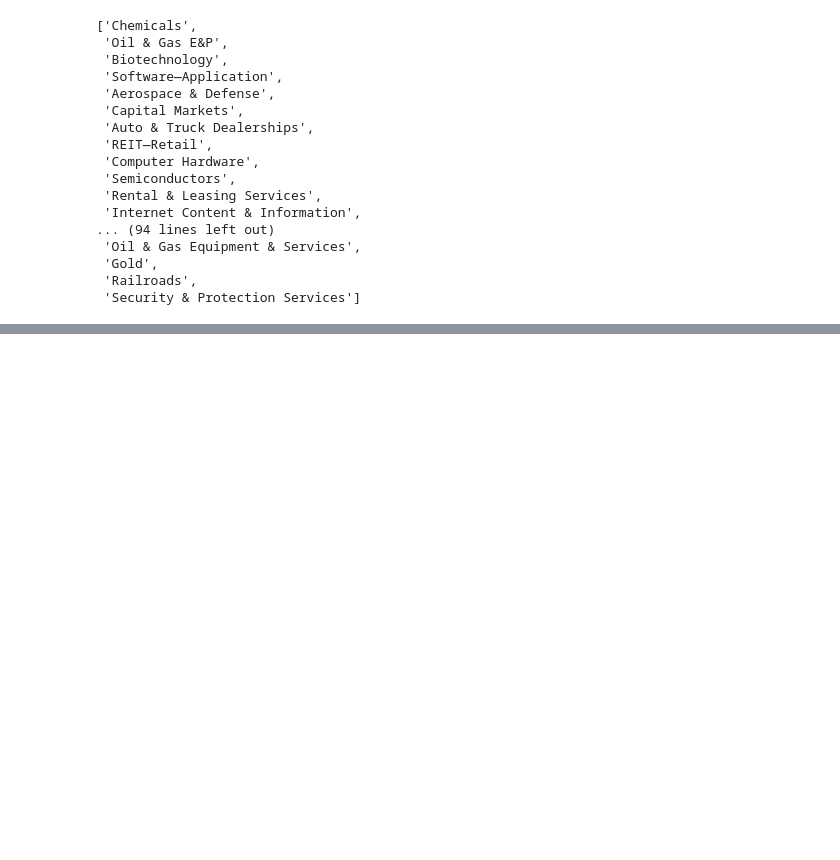
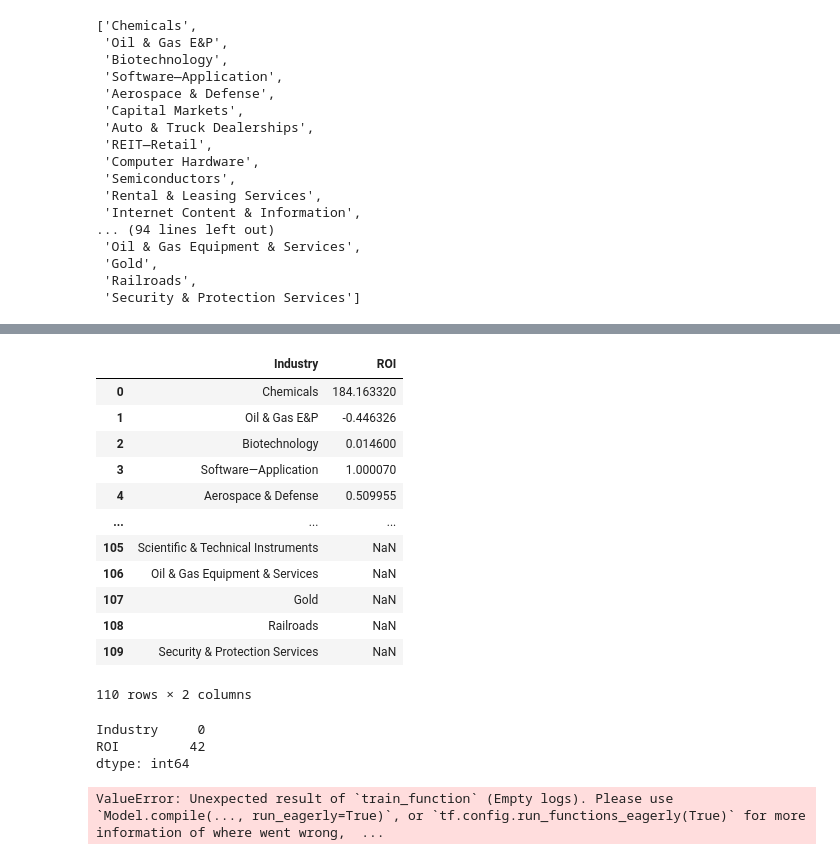
Before and after one commit to scottwesley31/Final_Project, a Jupyter notebook: Machine_Learning/LSTM - Industry.ipynb, the cells around one changed output, grey strips where cells are left out. Cells and saved outputs as stored; diff of their text form; code cells hidden in the pictures; blank space fills up the shorter version.

Commit message:
Investigate ValueError further

```diff
--- a/Machine_Learning/LSTM - Industry.ipynb
+++ b/Machine_Learning/LSTM - Industry.ipynb
@@ -449,0 +428,23 @@ ValueError: Unexpected result of `train_function` (Empty logs). Please use `Mode
+# %%
+# Show the industry_roi_df dataframe
+industry_roi_df
+# %% [output]
+|  | Industry | ROI |
+| 0 | Chemicals | 184.163320 |
+| 1 | Oil & Gas E&P | -0.446326 |
+| 2 | Biotechnology | 0.014600 |
+| 3 | Software—Application | 1.000070 |
+| 4 | Aerospace & Defense | 0.509955 |
+| ... | ... | ... |
+| 105 | Scientific & Technical Instruments | NaN |
+| 106 | Oil & Gas Equipment & Services | NaN |
+| 107 | Gold | NaN |
+| 108 | Railroads | NaN |
+| 109 | Security & Protection Services | NaN |
+110 rows × 2 columns
+# %%
+industry_roi_df.isnull().sum()
+# %% [output]
+Industry     0
+ROI         42
+dtype: int64
@@ -449,0 +514,9 @@ ValueError: Unexpected result of `train_function` (Empty logs). Please use `Mode
+# %%
+test_industry = industries[105]
+# Isolate just 1 industry to attempt LSTM process
+df = industry_data[industry_data.industry == test_industry]
+
+# Rerun the learning_model on test df
+testing_model(df)
+# %% [output]
+ValueError: Unexpected result of `train_function` (Empty logs). Please use `Model.compile(..., run_eagerly=True)`, or `tf.config.run_functions_eagerly(True)` for more information of where went wrong,  ...
```
Also changed, not shown: parts of 11 cells of this notebook.
